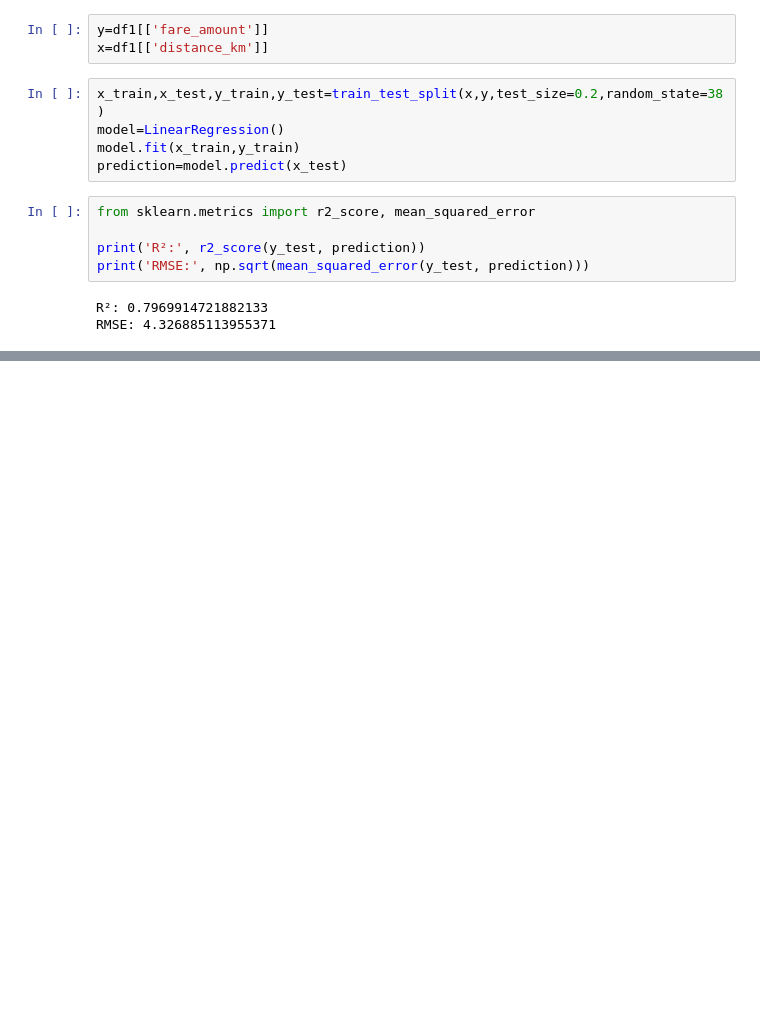
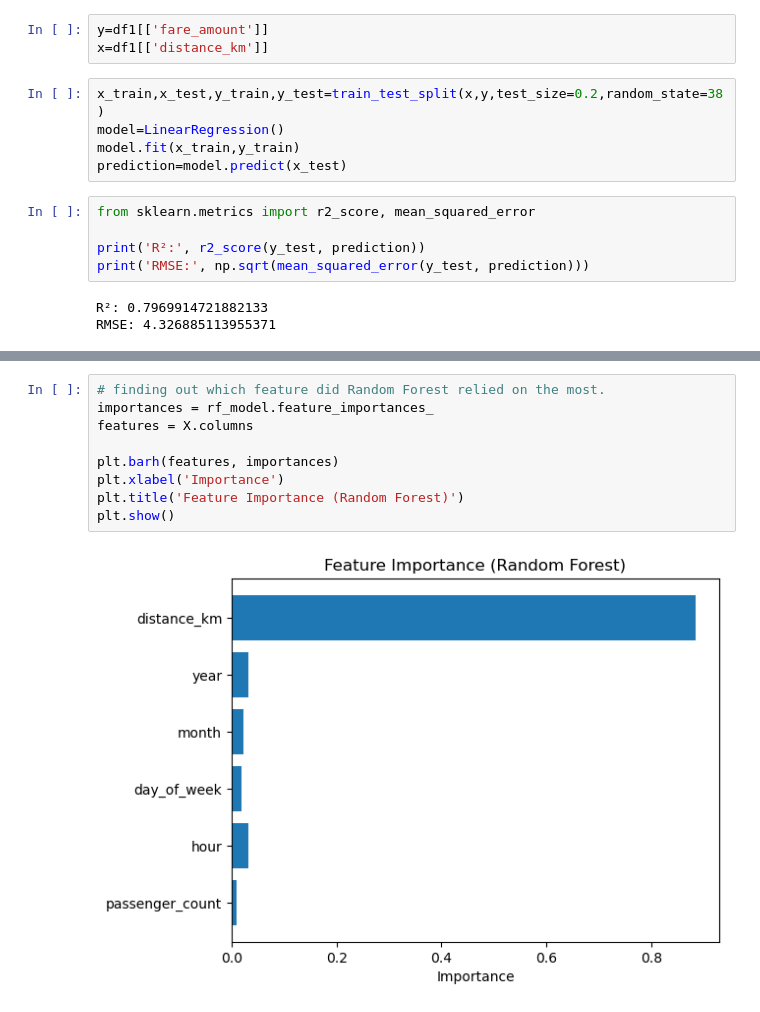
Before and after one commit to ZAKXIES2006/UBER-RIDE-PRICE-PREDICTION, a Jupyter notebook: UberPricePredictor.ipynb, the cells around one changed output, grey strips where cells are left out. Drawn from its saved outputs; the diff is of its cells as text; blank space fills up the shorter version.

```diff
--- a/UberPricePredictor.ipynb
+++ b/UberPricePredictor.ipynb
@@ -297,0 +364,11 @@ RMSE: 4.326885113955371
+# %%
+# finding out which feature did Random Forest relied on the most.
+importances = rf_model.feature_importances_
+features = X.columns
+
+plt.barh(features, importances)
+plt.xlabel('Importance')
+plt.title('Feature Importance (Random Forest)')
+plt.show()
+# %% [output]
+[figure, added]
```
Also changed, not shown: parts of 4 cells of this notebook.
